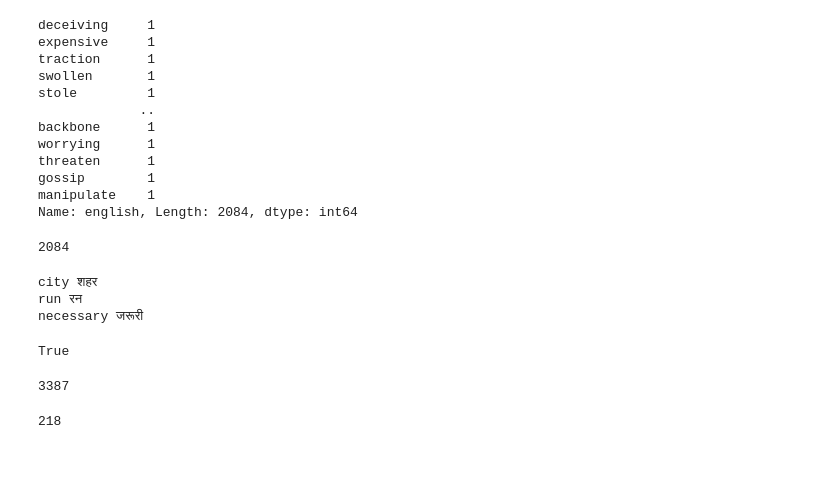
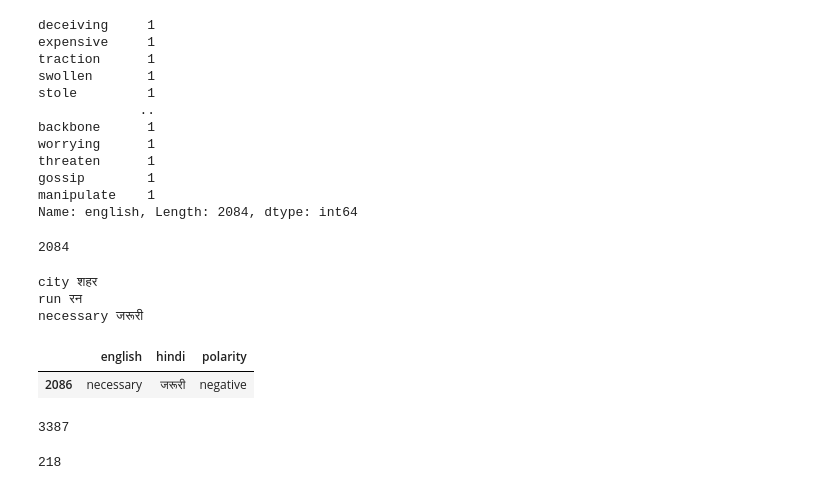
Before and after one commit to VenkteshV/Assignment4_NLP, a Jupyter notebook: A4_noteb0ok.ipynb, the cells around one changed output. Cells and saved outputs as stored; diff of their text form; code cells hidden in the pictures; blank space fills up the shorter version.

```diff
--- a/A4_noteb0ok.ipynb
+++ b/A4_noteb0ok.ipynb
@@ -316,6 +316,9 @@ city शहर
 run रन
 necessary जरूरी
 # %%
-new_bingliu = pd.DataFrame()
+new_bingliu = pd.DataFrame(new_biling_dict)
-# %% [output]
-True
+# %%
+new_bingliu[new_bingliu["english"]=="necessary"]
+# %% [output]
+|  | english | hindi | polarity |
+| 2086 | necessary | जरूरी | negative |
```
Also changed, not shown: parts of 1 cell of this notebook.
